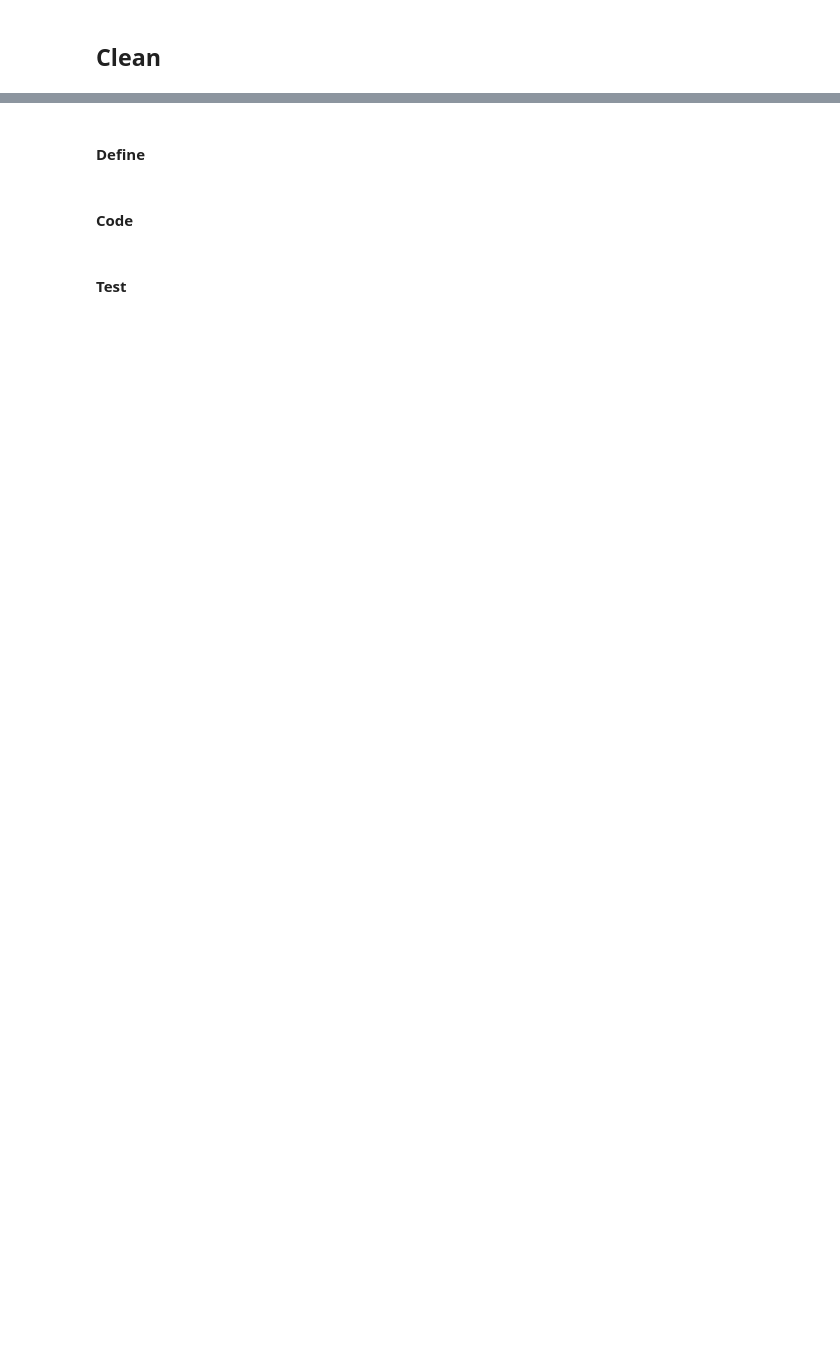
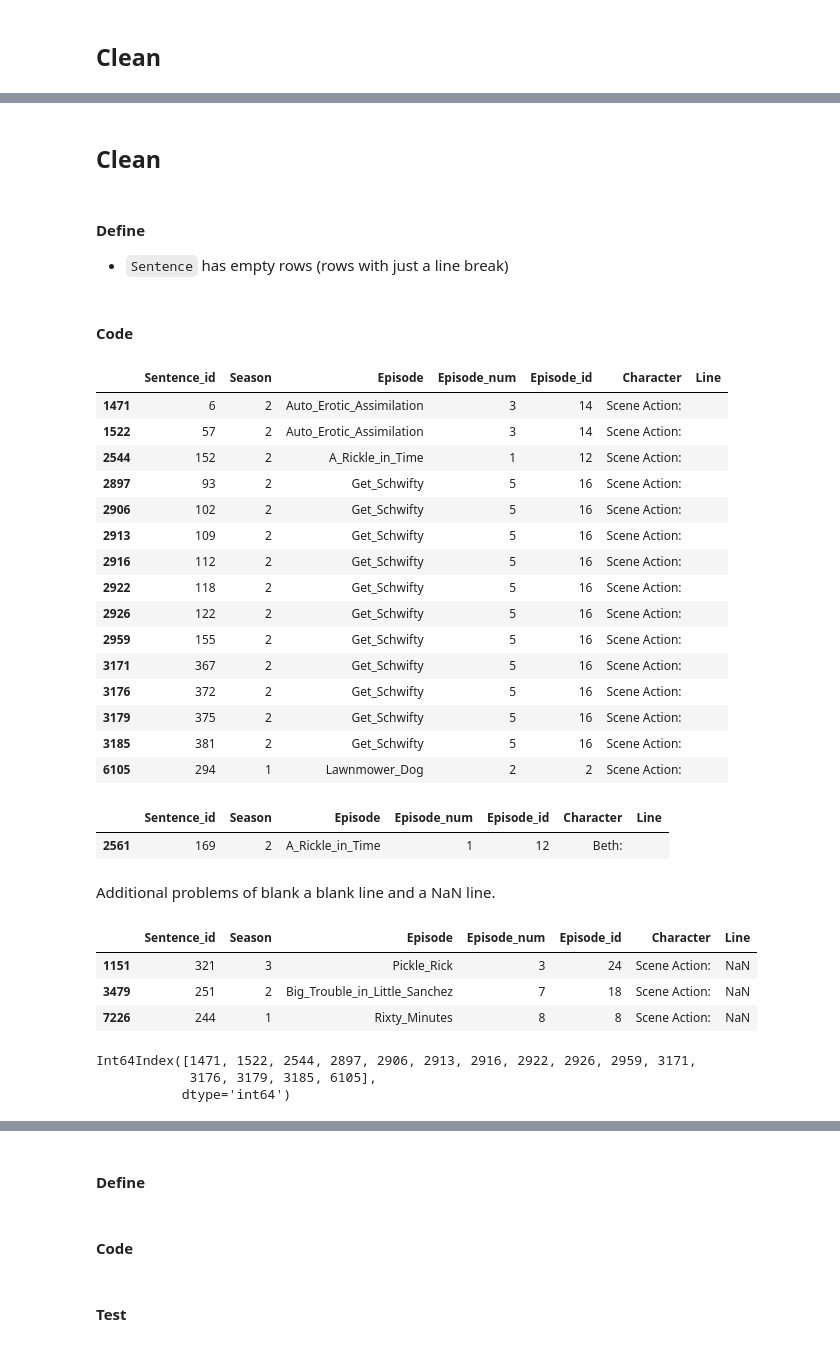
Before and after one commit to mccormd1/RandM_Transcript_Sentiment_Analysis, a Jupyter notebook: RandMClean.ipynb, the cells around one changed output, grey strips where cells are left out. Cells and saved outputs as stored; diff of their text form; code cells hidden in the pictures; blank space fills up the shorter version.

```diff
--- a/RandMClean.ipynb
+++ b/RandMClean.ipynb
@@ -410,0 +478,7 @@ Name: Sentence, dtype: object
+# %%
+splitsent.rename({0:'Character',1:'Line'},axis=1,inplace=True)
+# %%
+splitsent.Character.fillna('Scene Action:',inplace=True)
+# %%
+df_clean['Character']=splitsent.Character
+df_clean['Line']=splitsent.Line
@@ -410,0 +501,3 @@ Name: Sentence, dtype: object
+# %%
+df_clean.drop('Sentence',axis=1,inplace=True)
+df_clean.head()
@@ -410,0 +525,47 @@ Name: Sentence, dtype: object
+# %% [markdown]
+## Clean
+# %% [markdown]
+#### Define
+- `Sentence` has empty rows (rows with just a line break)
+# %% [markdown]
+#### Code
+# %%
+df_clean[df_clean.Line==' ']
+# %% [output]
+|  | Sentence_id | Season | Episode | Episode_num | Episode_id | Character | Line |
+| 1471 | 6 | 2 | Auto_Erotic_Assimilation | 3 | 14 | Scene Action: |  |
+| 1522 | 57 | 2 | Auto_Erotic_Assimilation | 3 | 14 | Scene Action: |  |
+| 2544 | 152 | 2 | A_Rickle_in_Time | 1 | 12 | Scene Action: |  |
+| 2897 | 93 | 2 | Get_Schwifty | 5 | 16 | Scene Action: |  |
+| 2906 | 102 | 2 | Get_Schwifty | 5 | 16 | Scene Action: |  |
+| 2913 | 109 | 2 | Get_Schwifty | 5 | 16 | Scene Action: |  |
+| 2916 | 112 | 2 | Get_Schwifty | 5 | 16 | Scene Action: |  |
+| 2922 | 118 | 2 | Get_Schwifty | 5 | 16 | Scene Action: |  |
+| 2926 | 122 | 2 | Get_Schwifty | 5 | 16 | Scene Action: |  |
+| 2959 | 155 | 2 | Get_Schwifty | 5 | 16 | Scene Action: |  |
+| 3171 | 367 | 2 | Get_Schwifty | 5 | 16 | Scene Action: |  |
+| 3176 | 372 | 2 | Get_Schwifty | 5 | 16 | Scene Action: |  |
+| 3179 | 375 | 2 | Get_Schwifty | 5 | 16 | Scene Action: |  |
+| 3185 | 381 | 2 | Get_Schwifty | 5 | 16 | Scene Action: |  |
+| 6105 | 294 | 1 | Lawnmower_Dog | 2 | 2 | Scene Action: |  |
+# %%
+df_clean[df_clean.Line=='']
+# %% [output]
+|  | Sentence_id | Season | Episode | Episode_num | Episode_id | Character | Line |
+| 2561 | 169 | 2 | A_Rickle_in_Time | 1 | 12 | Beth: |  |
+# %% [markdown]
+Additional problems of blank a blank line and a NaN line.
+# %%
+df_clean[df_clean.Line.isnull()]
+# %% [output]
+|  | Sentence_id | Season | Episode | Episode_num | Episode_id | Character | Line |
+| 1151 | 321 | 3 | Pickle_Rick | 3 | 24 | Scene Action: | NaN |
+| 3479 | 251 | 2 | Big_Trouble_in_Little_Sanchez | 7 | 18 | Scene Action: | NaN |
+| 7226 | 244 | 1 | Rixty_Minutes | 8 | 8 | Scene Action: | NaN |
+# %%
+null_ind=df_clean[df_clean.Line==' '].index
+null_ind
+# %% [output]
+Int64Index([1471, 1522, 2544, 2897, 2906, 2913, 2916, 2922, 2926, 2959, 3171,
+            3176, 3179, 3185, 6105],
+           dtype='int64')
```
Also changed, not shown: parts of 91 cells of this notebook, 1 other file.
